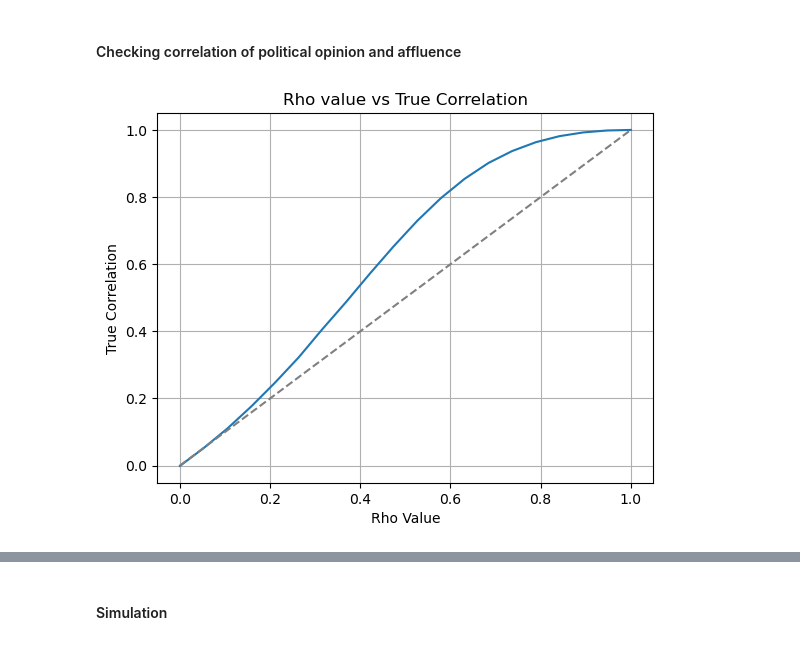
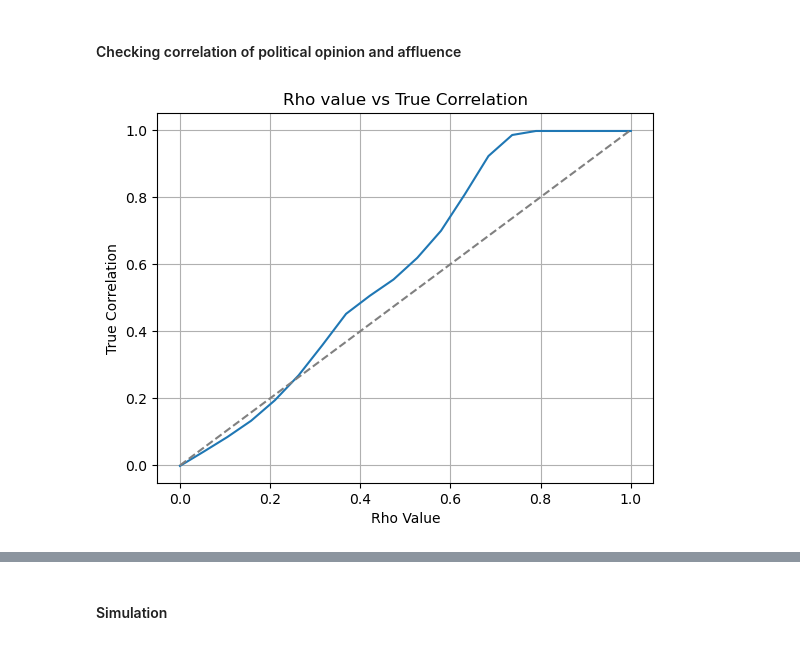
Before and after one commit to markalvaress/Housing_Multiple_IM, a Jupyter notebook: no_grid_model+graphs(Kinga).ipynb, the cells around one changed output, grey strips where cells are left out. Drawn from its saved outputs; the diff is of its cells as text; code cells hidden in the pictures.

```diff
--- a/no_grid_model+graphs(Kinga).ipynb
+++ b/no_grid_model+graphs(Kinga).ipynb
@@ -6,25 +6,6 @@ import matplotlib.pyplot as plt
 from IPython.display import display, clear_output
 import random
 import scipy as sp
-# %%
-# Parameters
-lambda_ = 0.85  # lambda parameter for updating house values
-n, m = 50, 50  # Grid size
-
-# Define affluence values for rich, middle, and poor
-affluence_levels = {
-    "rich": 1.0,
-    "middle": 0.5,
-    "poor": 0.1
-}
-
-# Probabilities of rich, middle and poor
-p = [0.1, 0.5, 0.4]
-
-# Radius of square neighbourhood
-r = 3
-
-rho = 0.4
 # %%
 def random_board(n, m, p, rho):
     """
@@ -37,50 +18,59 @@ def random_board(n, m, p, rho):
     )
 
     # Initialize the house grid with zeros
-    house_grid = np.zeros((n, m))  # All house values start as 0
+    house_grid = np.random.uniform(0,1,(n,m))  # All house values start as uniform(0,1)
 
     # Initialize the religion grid with binary values (1 or 0) with uniform distribution
     religion_grid = np.random.choice([1, 0], size=(n, m), p=[0.5, 0.5])
 
-    # Initialize the political opinion grid with values (0, 0.5, 1) with some distribution
-    #politics_grid = np.random.choice([1, 0.5, 0], size=(n, m), p=[0.25, 0.25, 0.5])
-
+    # Initialize the political opinion grid with values (0, 0.5, 1) so that it is correlated to affluence
     # Generate a noise matrix
     noise = np.random.rand(n, m)
     # Create the political opinion matrix with correlation to affluence
     continuous_political_grid = rho * affluence_grid + (1-rho) * noise
 
-    # Define thresholds for mapping to discrete values to create uniformly distributed opinions (can be adjusted)
+    # Define thresholds for mapping to discrete values to create approximately uniformly distributed opinions (can be adjusted)
     political_grid = np.zeros_like(continuous_political_grid)
     political_grid[continuous_political_grid < 0.33] = 0 # Left
     political_grid[(continuous_political_grid >= 0.33) & (continuous_political_grid < 0.66)] = 0.5 # Center
     political_grid[continuous_political_grid >= 0.66] = 1 # Right
 
-    return affluence_grid, house_grid, religion_grid, continuous_political_grid
+    return affluence_grid, house_grid, religion_grid, political_grid
 # %% [markdown]
 #### Checking correlation of political opinion and affluence
 # %%
+n, m = 50, 50  # Grid size
+
+# Define affluence values for rich, middle, and poor
+affluence_levels = {
+    "rich": 1.0,
+    "middle": 0.5,
+    "poor": 0.1
+}
+
+# Probabilities of rich, middle and poor
+p = [0.1, 0.6, 0.3]
 rhos = np.linspace(0, 1, 20)
 correlations = []
 for rho in rhos:
     corr = 0
     for i in range(200):
-        affluence_grid, house_grid, religion_grid, political_grid = random_board(n,m,p, rho)
+        affluence_grid, house_grid, religion_grid, political_grid = random_board(n,m,p,rho)
         # Flatten matrices
         flat1 = affluence_grid.flatten()
         flat2 = political_grid.flatten()
 
         # Compute Pearson correlation
         corr += np.corrcoef(flat1, flat2)[0, 1]
     correlations.append(corr/200)
 
 # Plotting
 plt.plot(rhos, correlations)
 plt.xlabel('Rho Value')
 plt.ylabel('True Correlation')
 plt.title('Rho value vs True Correlation')
 plt.plot([0, 1], [0, 1], linestyle='--', color='grey')
 plt.grid(True)
 plt.show()
 # %% [output]
-[figure, old version]
+[figure, new version]
```
Also changed, not shown: parts of 21 cells of this notebook, 1 other file.
